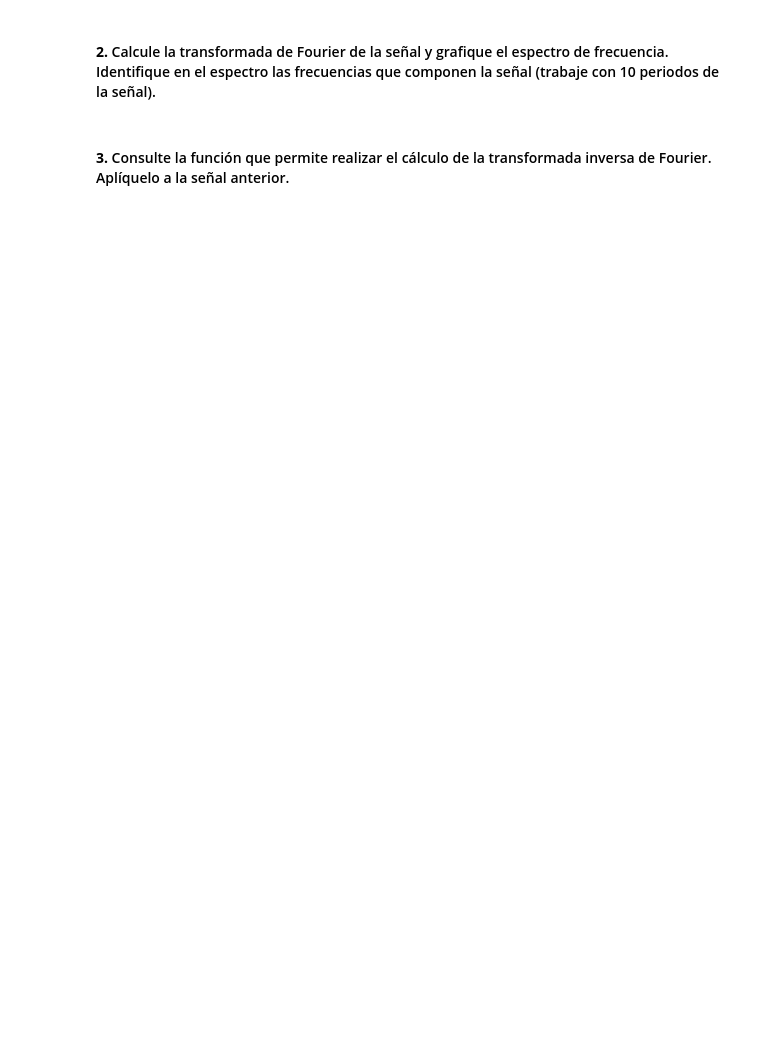
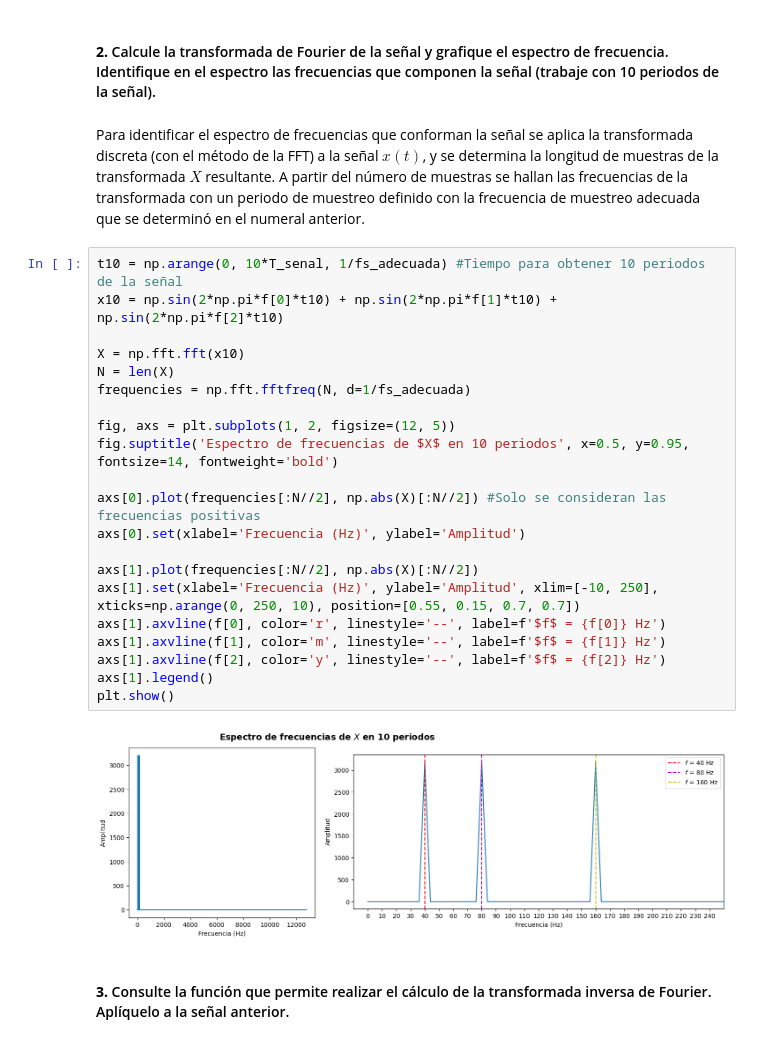
Before and after one commit to marianayarce1224/lab_biosenales, a Jupyter notebook: PRACTICA5/P5_Python_G3.ipynb, the cells around one changed output. Saved outputs shown, nothing was run; the diff lists cells and outputs as text; blank space fills up the shorter version.

```diff
--- a/PRACTICA5/P5_Python_G3.ipynb
+++ b/PRACTICA5/P5_Python_G3.ipynb
@@ -44,4 +128,29 @@ plt.show()
 # %% [markdown]
 <h4><b>2.</b> Calcule la transformada de Fourier de la señal y grafique el espectro de frecuencia. Identifique en el espectro las frecuencias que componen la señal (trabaje con 10 periodos de la señal).</h4>
+# %% [markdown]
+Para identificar el espectro de frecuencias que conforman la señal se aplica la transformada discreta (con el método de la FFT) a la señal $x(t)$, y se determina la longitud de muestras de la transformada $X$ resultante. A partir del número de muestras se hallan las frecuencias de la transformada con un periodo de muestreo definido con la frecuencia de muestreo adecuada que se determinó en el numeral anterior.
+# %%
+t10 = np.arange(0, 10*T_senal, 1/fs_adecuada) #Tiempo para obtener 10 periodos de la señal
+x10 = np.sin(2*np.pi*f[0]*t10) + np.sin(2*np.pi*f[1]*t10) + np.sin(2*np.pi*f[2]*t10)
+
+X = np.fft.fft(x10)
+N = len(X)
+frequencies = np.fft.fftfreq(N, d=1/fs_adecuada)
+
+fig, axs = plt.subplots(1, 2, figsize=(12, 5))
+fig.suptitle('Espectro de frecuencias de $X$ en 10 periodos', x=0.5, y=0.95, fontsize=14, fontweight='bold')
+
+axs[0].plot(frequencies[:N//2], np.abs(X)[:N//2]) #Solo se consideran las frecuencias positivas
+axs[0].set(xlabel='Frecuencia (Hz)', ylabel='Amplitud')
+
+axs[1].plot(frequencies[:N//2], np.abs(X)[:N//2])
+axs[1].set(xlabel='Frecuencia (Hz)', ylabel='Amplitud', xlim=[-10, 250], xticks=np.arange(0, 250, 10), position=[0.55, 0.15, 0.7, 0.7])
+axs[1].axvline(f[0], color='r', linestyle='--', label=f'$f$ = {f[0]} Hz')
+axs[1].axvline(f[1], color='m', linestyle='--', label=f'$f$ = {f[1]} Hz')
+axs[1].axvline(f[2], color='y', linestyle='--', label=f'$f$ = {f[2]} Hz')
+axs[1].legend()
+plt.show()
+# %% [output]
+[figure, added]
 # %% [markdown]
 <h4><b>3.</b> Consulte la función que permite realizar el cálculo de la transformada inversa de Fourier. Aplíquelo a la señal anterior.</h4>
```
Also changed, not shown: parts of 23 cells of this notebook.
